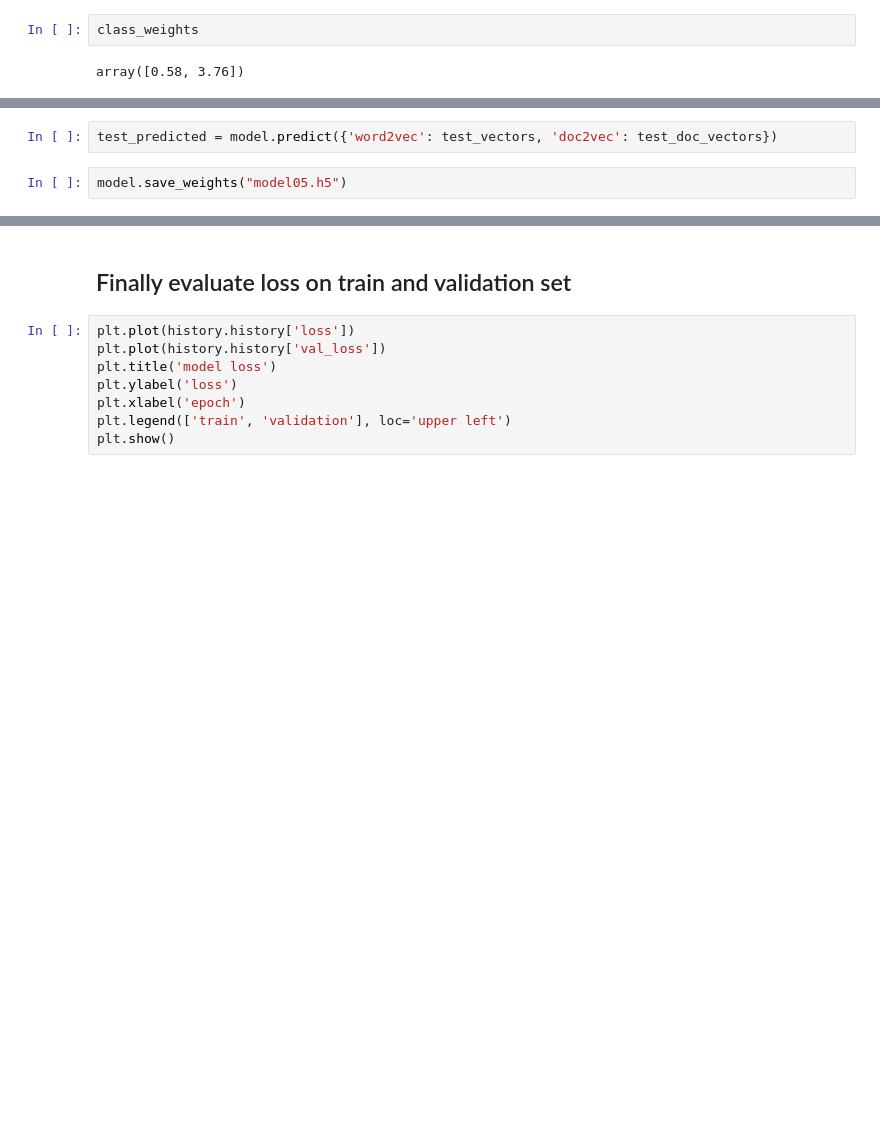
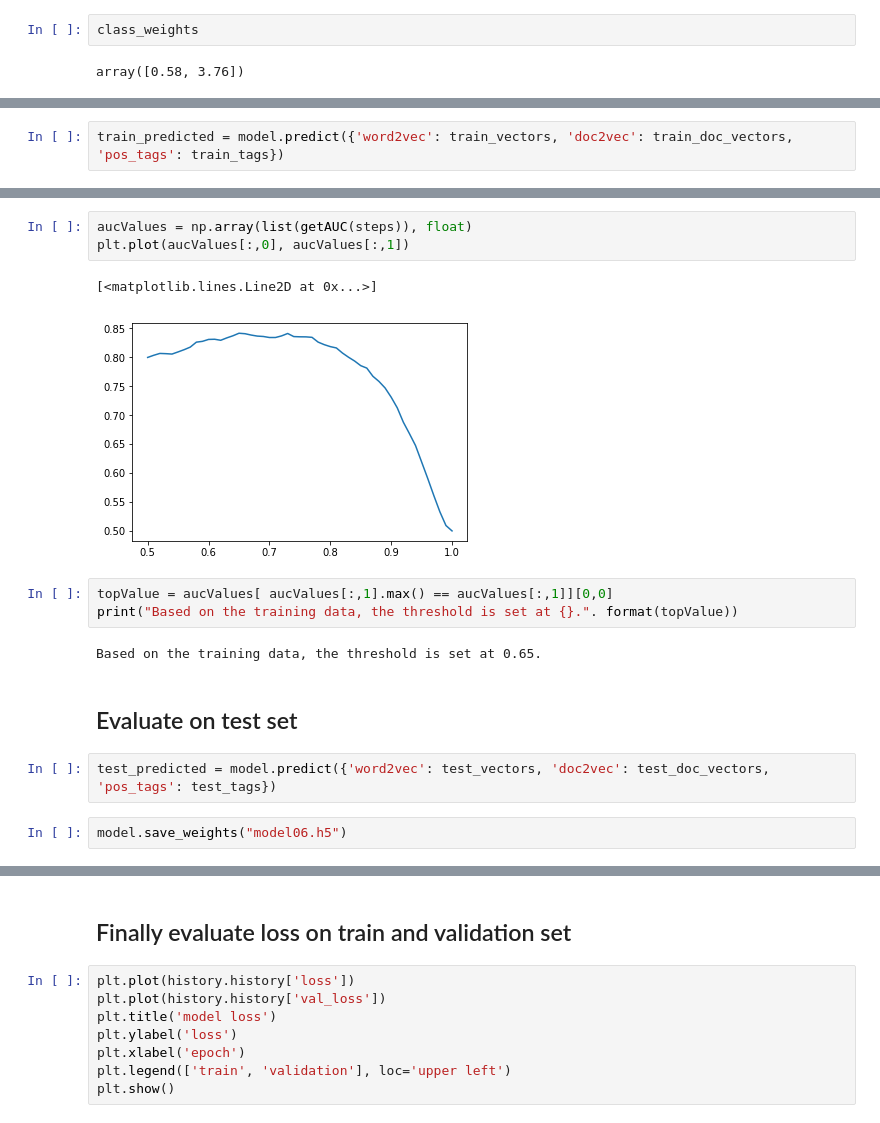
Before and after one commit to iPieter/ad-hominem-detection, a Jupyter notebook: models/03_doc2vec/word2vec-doc2vec-POS.ipynb, the cells around one changed output, grey strips where cells are left out. Drawn from its saved outputs; the diff is of its cells as text; blank space fills up the shorter version.

```diff
--- a/models/03_doc2vec/word2vec-doc2vec-POS.ipynb
+++ b/models/03_doc2vec/word2vec-doc2vec-POS.ipynb
@@ -225,0 +254,2 @@ Epoch 10/10
+# %%
+train_predicted = model.predict({'word2vec': train_vectors, 'doc2vec': train_doc_vectors, 'pos_tags': train_tags})
@@ -226,6 +268,19 @@ Epoch 10/10
+# %%
+aucValues = np.array(list(getAUC(steps)), float)
+plt.plot(aucValues[:,0], aucValues[:,1])
+# %% [output]
+[<matplotlib.lines.Line2D at 0x...>]
+[figure, added]
+# %%
+topValue = aucValues[ aucValues[:,1].max() == aucValues[:,1]][0,0]
+print("Based on the training data, the threshold is set at {}.". format(topValue))
+# %% [output]
+Based on the training data, the threshold is set at 0.65.
+# %% [markdown]
+## Evaluate on test set
 # %%
-test_predicted = model.predict({'word2vec': test_vectors, 'doc2vec': test_doc_vectors})
+test_predicted = model.predict({'word2vec': test_vectors, 'doc2vec': test_doc_vectors, 'pos_tags': test_tags})
 # %%
-model.save_weights("model05.h5")
+model.save_weights("model06.h5")
 # %%
 # Compute confusion matrix
```
Also changed, not shown: parts of 18 cells of this notebook, 4 other files.
